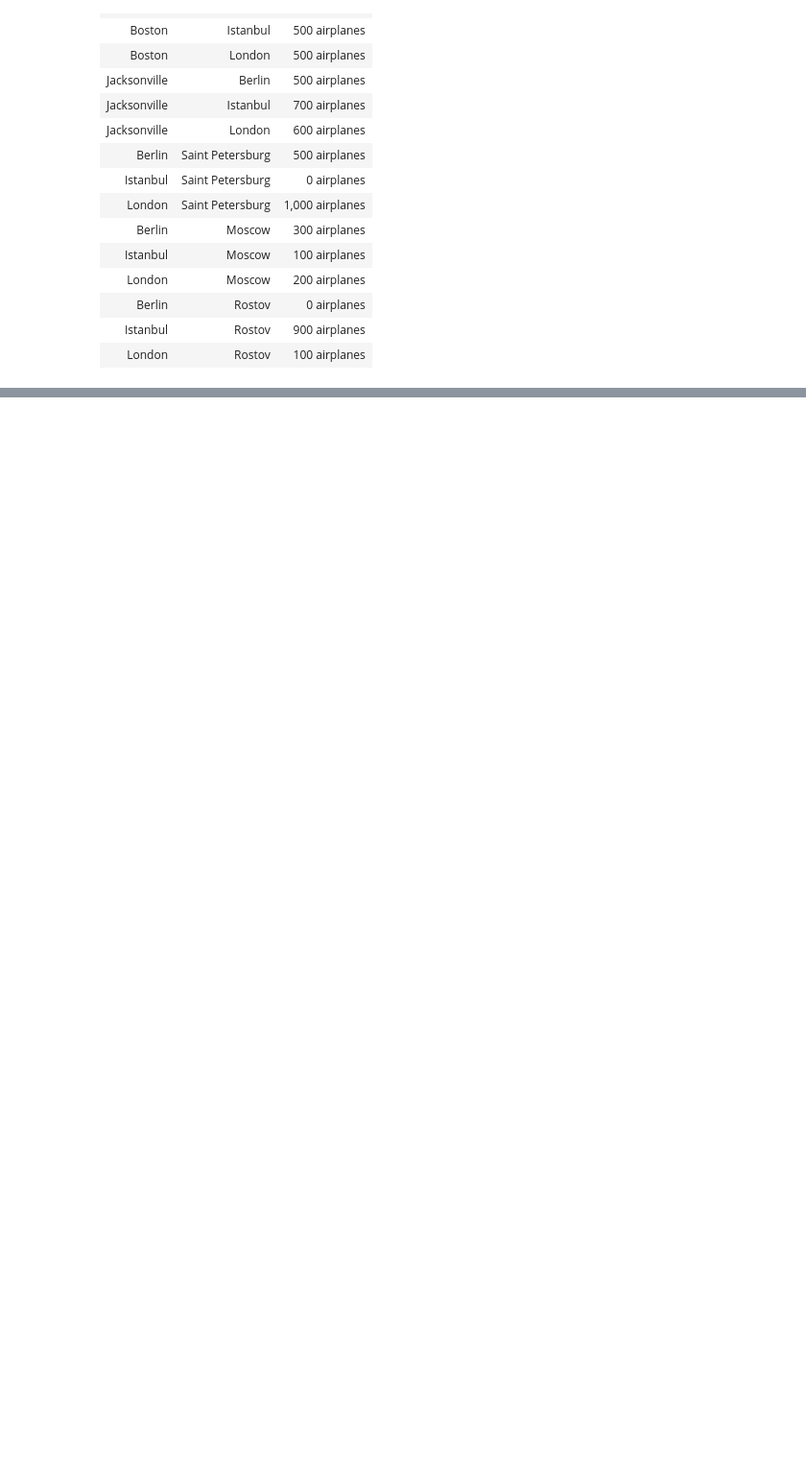
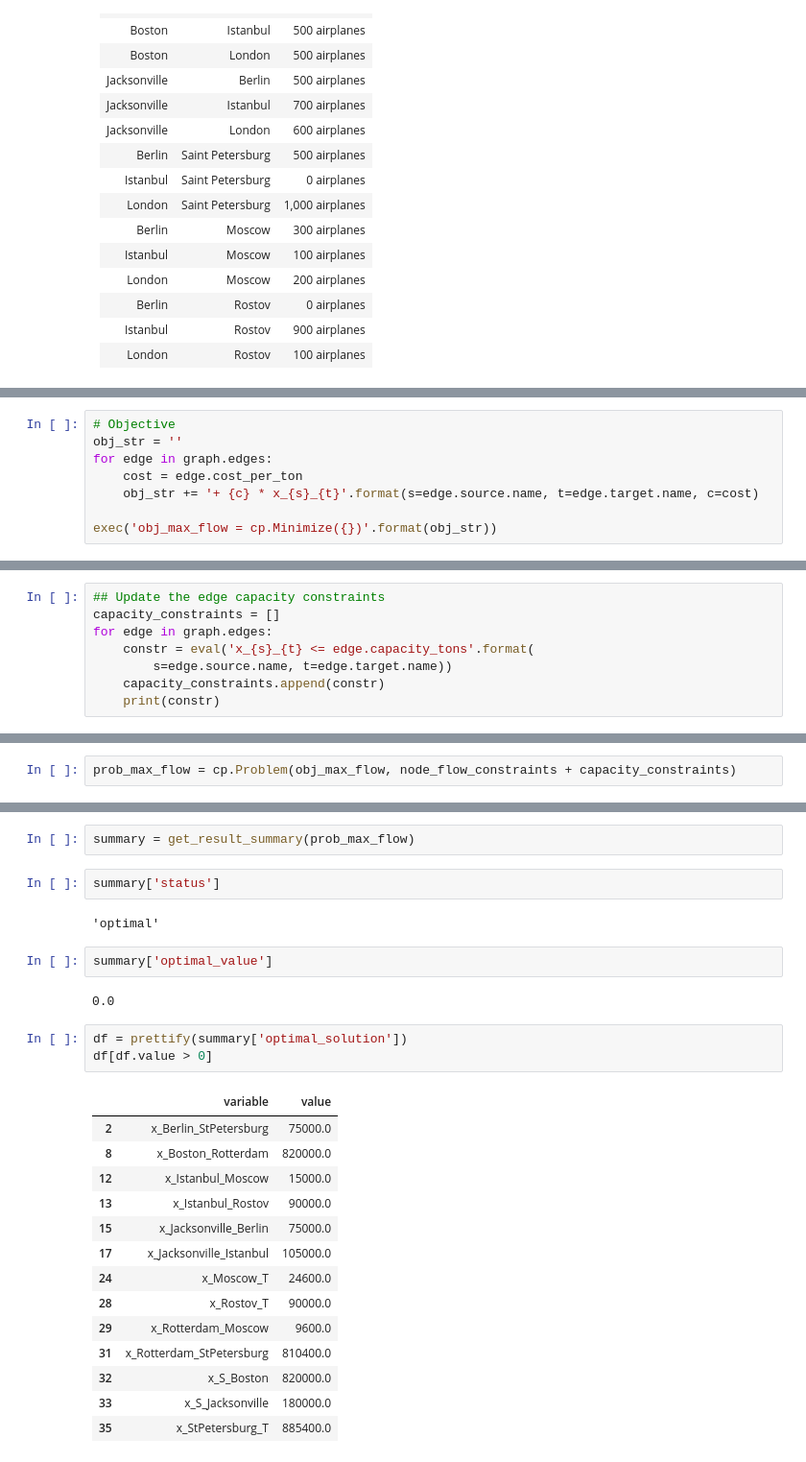
Before and after one commit to ayusbhar2/optimization, a Jupyter notebook: examples/network_optimization/network_optimization.ipynb, the cells around one changed output, grey strips where cells are left out. Shown at 96% size. Cells and saved outputs as stored; diff of their text form; blank space fills up the shorter version.

```diff
--- a/examples/network_optimization/network_optimization.ipynb
+++ b/examples/network_optimization/network_optimization.ipynb
@@ -873,0 +876,8 @@ prob.solve()
+# %%
+# Objective
+obj_str = ''
+for edge in graph.edges:
+    cost = edge.cost_per_ton
+    obj_str += '+ {c} * x_{s}_{t}'.format(s=edge.source.name, t=edge.target.name, c=cost)
+
+exec('obj_max_flow = cp.Minimize({})'.format(obj_str))
@@ -873,0 +934,8 @@ prob.solve()
+# %%
+## Update the edge capacity constraints
+capacity_constraints = []
+for edge in graph.edges:
+    constr = eval('x_{s}_{t} <= edge.capacity_tons'.format(
+        s=edge.source.name, t=edge.target.name))
+    capacity_constraints.append(constr)
+    print(constr)
@@ -873,0 +960,2 @@ prob.solve()
+# %%
+prob_max_flow = cp.Problem(obj_max_flow, node_flow_constraints + capacity_constraints)
@@ -873,0 +983,28 @@ prob.solve()
+# %%
+summary = get_result_summary(prob_max_flow)
+# %%
+summary['status']
+# %% [output]
+'optimal'
+# %%
+summary['optimal_value']
+# %% [output]
+0.0
+# %%
+df = prettify(summary['optimal_solution'])
+df[df.value > 0]
+# %% [output]
+|  | variable | value |
+| 2 | x_Berlin_StPetersburg | 75000.0 |
+| 8 | x_Boston_Rotterdam | 820000.0 |
+| 12 | x_Istanbul_Moscow | 15000.0 |
+| 13 | x_Istanbul_Rostov | 90000.0 |
+| 15 | x_Jacksonville_Berlin | 75000.0 |
+| 17 | x_Jacksonville_Istanbul | 105000.0 |
+| 24 | x_Moscow_T | 24600.0 |
+| 28 | x_Rostov_T | 90000.0 |
+| 29 | x_Rotterdam_Moscow | 9600.0 |
+| 31 | x_Rotterdam_StPetersburg | 810400.0 |
+| 32 | x_S_Boston | 820000.0 |
+| 33 | x_S_Jacksonville | 180000.0 |
+| 35 | x_StPetersburg_T | 885400.0 |
```
Also changed, not shown: parts of 41 cells of this notebook, 2 other files.
